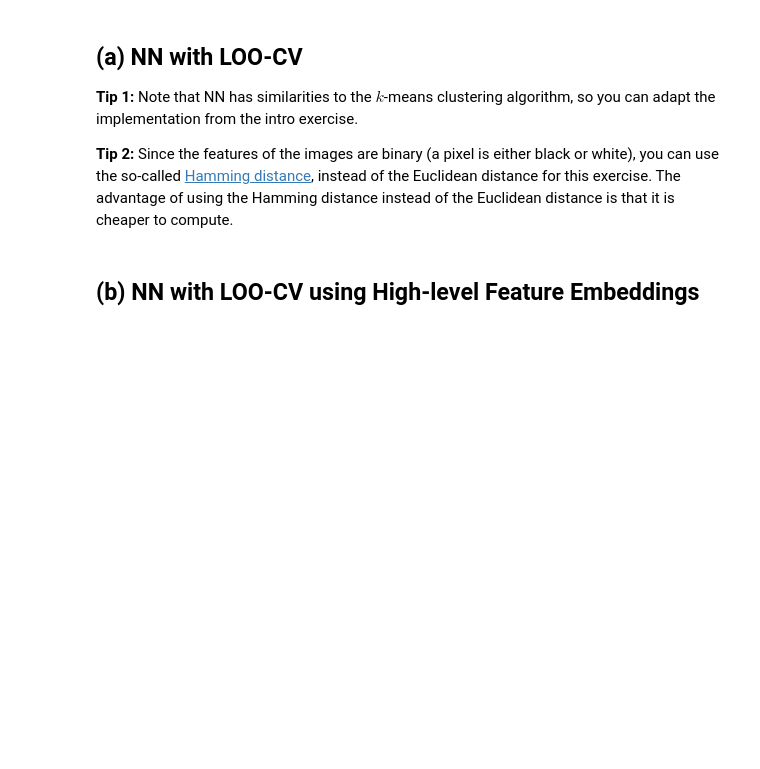
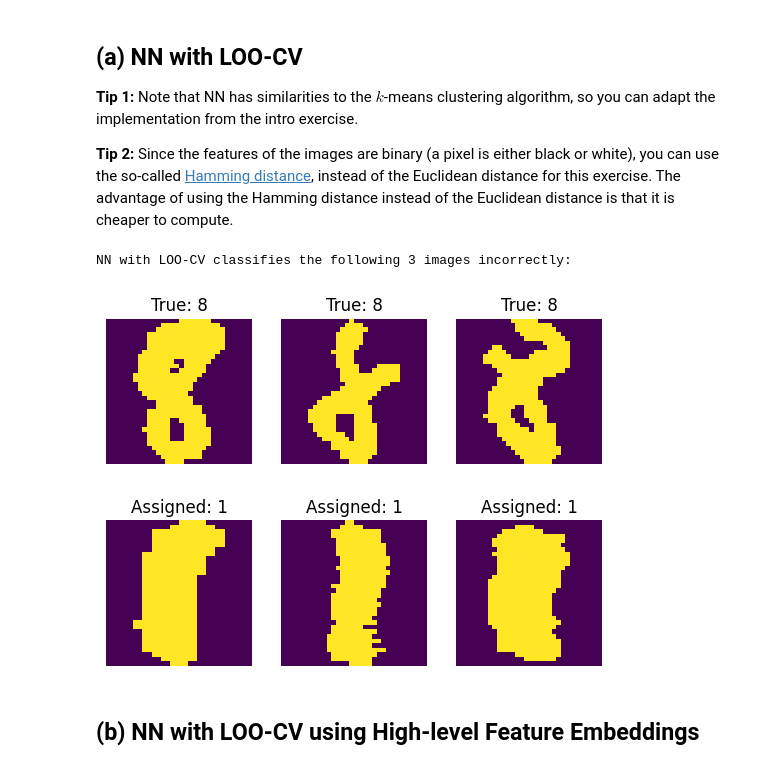
Before and after one commit to alexowo1/gml, a Jupyter notebook: exercise_1/Exercise_01.ipynb, the cells around one changed output. Drawn from its saved outputs; the diff is of its cells as text; code cells hidden in the pictures; blank space fills up the shorter version.

Commit message:
classify handwritten digits by implementing nearest neighbor method

```diff
--- a/exercise_1/Exercise_01.ipynb
+++ b/exercise_1/Exercise_01.ipynb
@@ -43,2 +46,36 @@ The advantage of using the Hamming distance instead of the Euclidean distance is
+# %%
+def pairwise_hamming_distance(X, Y):
+  return np.sum(X[:, None, :] != Y[None, :, :], axis=-1)
+
+max_distance = 1024 * 2 + 1
+
+def nn_loo_cv(data, y, pairwise_distance, max_distance=max_distance):
+  distance_matrix = pairwise_distance(data, data)
+  np.fill_diagonal(distance_matrix, max_distance)
+  nearest_neighbors = argmin(distance_matrix, axis=-1)
+  y_pred = y[nearest_neighbors]
+  return y_pred, nearest_neighbors
+
+def plot_images(data, ys, confused_data, confused_y):
+  fig, axs = plt.subplots(ncols=len(data), nrows=2)
+  for i, (img, y, confused_img, confused_y) in enumerate(zip(data, ys, confused_data, confused_y)):
+    ax1 = axs[0, i]
+    ax2 = axs[1, i]
+    ax1.imshow(img)
+    ax1.axis("off")
+    ax1.title.set_text(f"True: {y}")
+    ax2.title.set_text(f"Assigned: {confused_y}")
+    ax2.imshow(confused_img)
+    ax2.axis("off")
+
+  plt.show()
+
+pred_y, nns = nn_loo_cv(data.reshape(data.shape[0], -1), y, pairwise_hamming_distance)
+errors = pred_y != y
+print(f"NN with LOO-CV classifies the following {np.sum(errors)} images incorrectly:")
+plot_images(data[errors], y[errors], data[nns[errors]], pred_y[errors])
+# %% [output]
+NN with LOO-CV classifies the following 3 images incorrectly:
+[figure, added]
 # %% [markdown]
 ## (b) NN with LOO-CV using High-level Feature Embeddings
```
Also changed, not shown: parts of 7 cells of this notebook.
